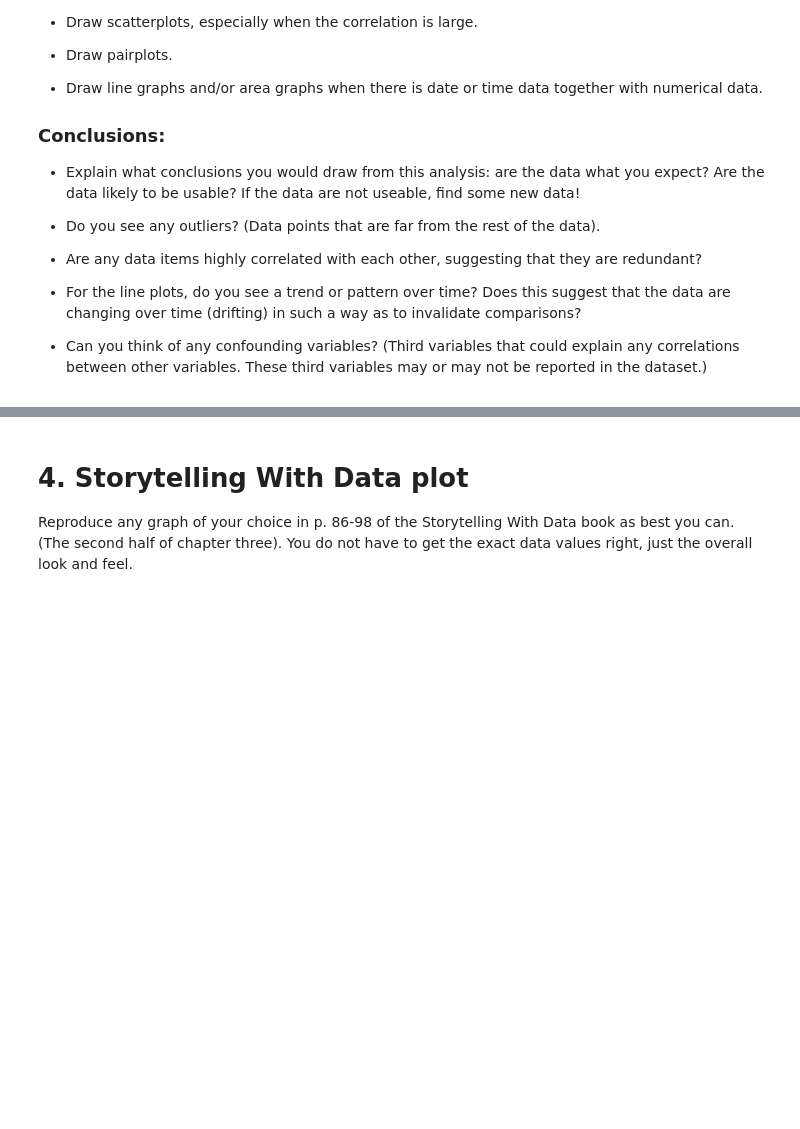
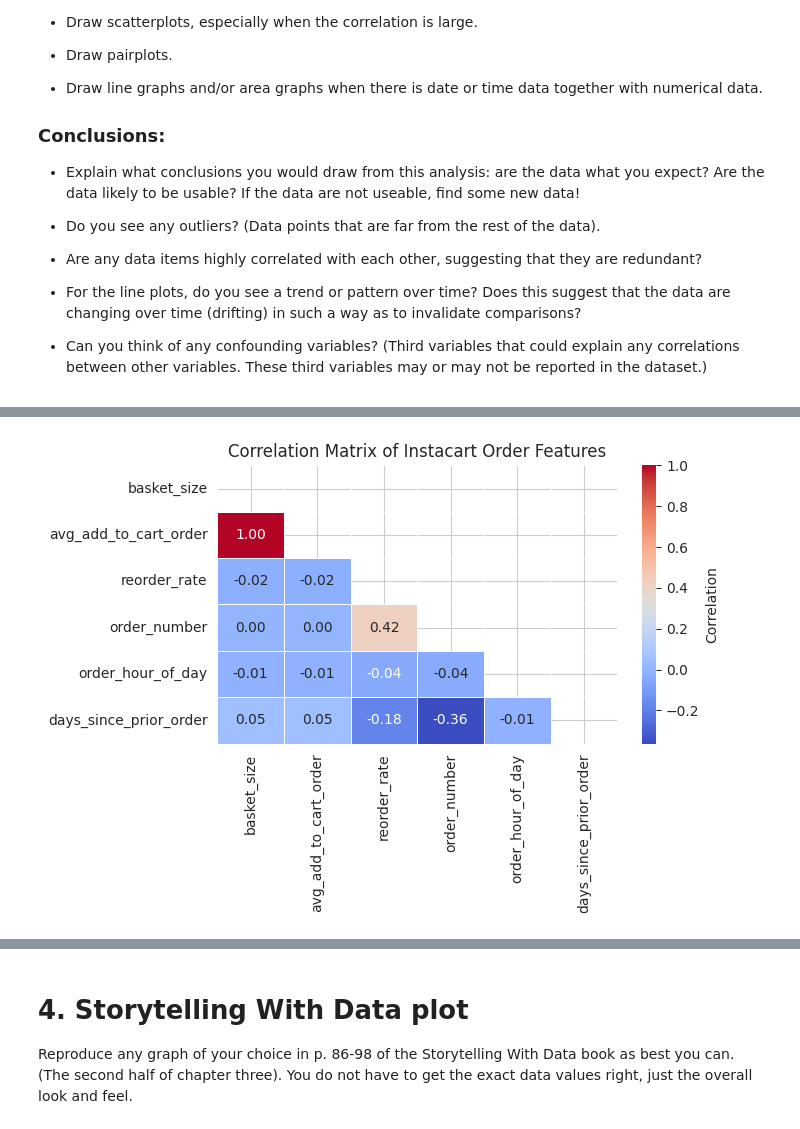
Before and after one commit to RevibeZ/DX699-Mod2-AI-for-Leaders, a Jupyter notebook: OMDS-ModB2-Week6-Pimentel-Erwin.ipynb, the cells around one changed output, grey strips where cells are left out. Saved outputs shown, nothing was run; the diff lists cells and outputs as text; code cells hidden in the pictures; blank space fills up the shorter version.

```diff
--- a/OMDS-ModB2-Week6-Pimentel-Erwin.ipynb
+++ b/OMDS-ModB2-Week6-Pimentel-Erwin.ipynb
@@ -90,0 +278,35 @@ This week, you will do the same types of exercises as last week, but you should
+# %%
+# Correlation Heatmap
+# Compute correlation matrix
+corr_vars = [
+    "basket_size",
+    "avg_add_to_cart_order",
+    "reorder_rate",
+    "order_number",
+    "order_hour_of_day",
+    "days_since_prior_order"
+]
+
+corr = analysis_df[corr_vars].corr()
+
+# Mask the upper triangle
+mask = np.triu(np.ones_like(corr, dtype=bool))
+
+plt.figure(figsize=(7,5))
+
+sns.heatmap(
+    corr,
+    mask=mask,
+    annot=True,
+    cmap="coolwarm",
+    fmt=".2f",
+    linewidths=0.5,
+    cbar_kws={"label": "Correlation"}
+)
+
+plt.title("Correlation Matrix of Instacart Order Features")
+
+plt.tight_layout()
+plt.show()
+# %% [output]
+[figure, added]
```
Also changed, not shown: parts of 16 cells of this notebook.
